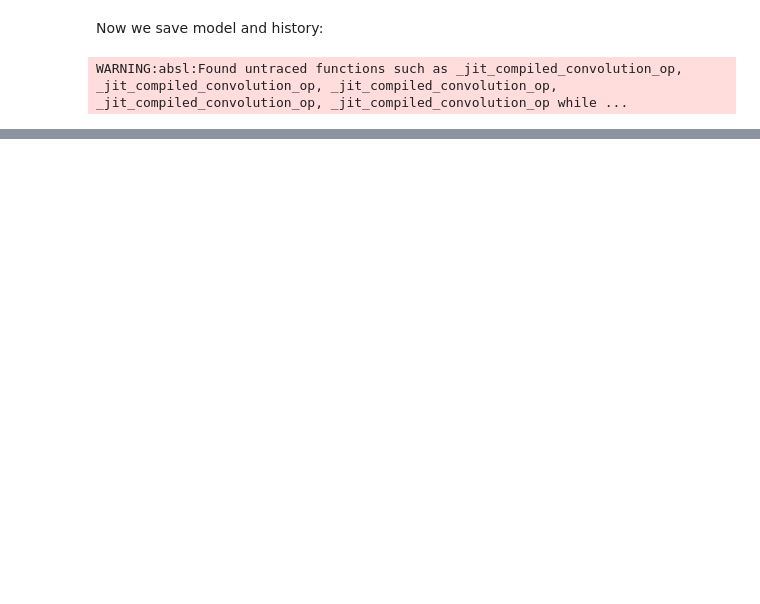
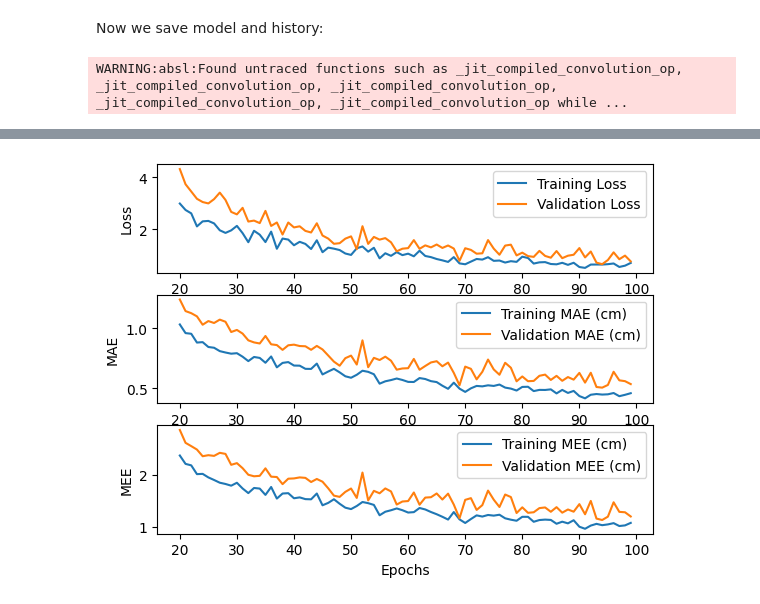
Before and after one commit to Servat0r/Robotics-Project, a Jupyter notebook: notebooks/DataAugmentedFinetunedVGG.ipynb, the cells around one changed output, grey strips where cells are left out. Saved outputs shown, nothing was run; the diff lists cells and outputs as text; code cells hidden in the pictures; blank space fills up the shorter version.

```diff
--- a/notebooks/DataAugmentedFinetunedVGG.ipynb
+++ b/notebooks/DataAugmentedFinetunedVGG.ipynb
@@ -334,0 +339,21 @@ del model
+# %%
+online_augmentation_configuration = {
+    'apply_brightness_change': {'factor': 0.1},
+    'apply_saturation_change': {'factor': 1},
+    'apply_inversion': {'prob': 0.1},
+    'apply_gaussian_noise': {'stddev': 0.1},
+    'apply_salt_and_pepper': {'ratio': 0.1}
+}
+data_augmenter = get_data_augmentation_layer(**online_augmentation_configuration)
+# %%
+inputs = tf.keras.layers.Input(shape=(224, 224, 3))
+x = data_augmenter(inputs, training=False)
+x = base_model(x, training=False)
+x = tf.keras.layers.Flatten()(x)
+outputs = tf.keras.layers.Dense(3, activation='linear')(x)
+model = tf.keras.Model(inputs, outputs)
+# %%
+model.compile(
+    loss='mean_squared_error', optimizer=tf.keras.optimizers.Adam(learning_rate=5e-4),
+    metrics=['mean_absolute_error', mean_euclidean_error]
+)
@@ -334,0 +382,6 @@ del model
+# %%
+history = model.fit(
+    train_images, train_tip_pos, epochs=n_epochs,
+    validation_data=(eval_images, eval_tip_pos),
+    batch_size = batch_size, shuffle=True,
+)
@@ -334,0 +406,15 @@ del model
+# %%
+%matplotlib inline
+plot_metrics(
+    history, start_epoch=20, end_epoch=None,
+    metrics=['loss', 'mean_absolute_error', 'mean_euclidean_error'],
+    data_labels=[
+        ('Training Loss', 'Validation Loss'), ('Training MAE (cm)', 'Validation MAE (cm)'),
+        ('Training MEE (cm)', 'Validation MEE (cm)')
+    ],
+    axes_labels=[
+        ('Epochs', 'Loss'), ('Epochs', 'MAE'), ('Epochs', 'MEE')
+    ]
+)
+# %% [output]
+[figure, added]
```
Also changed, not shown: parts of 29 cells of this notebook, 9 other files.
